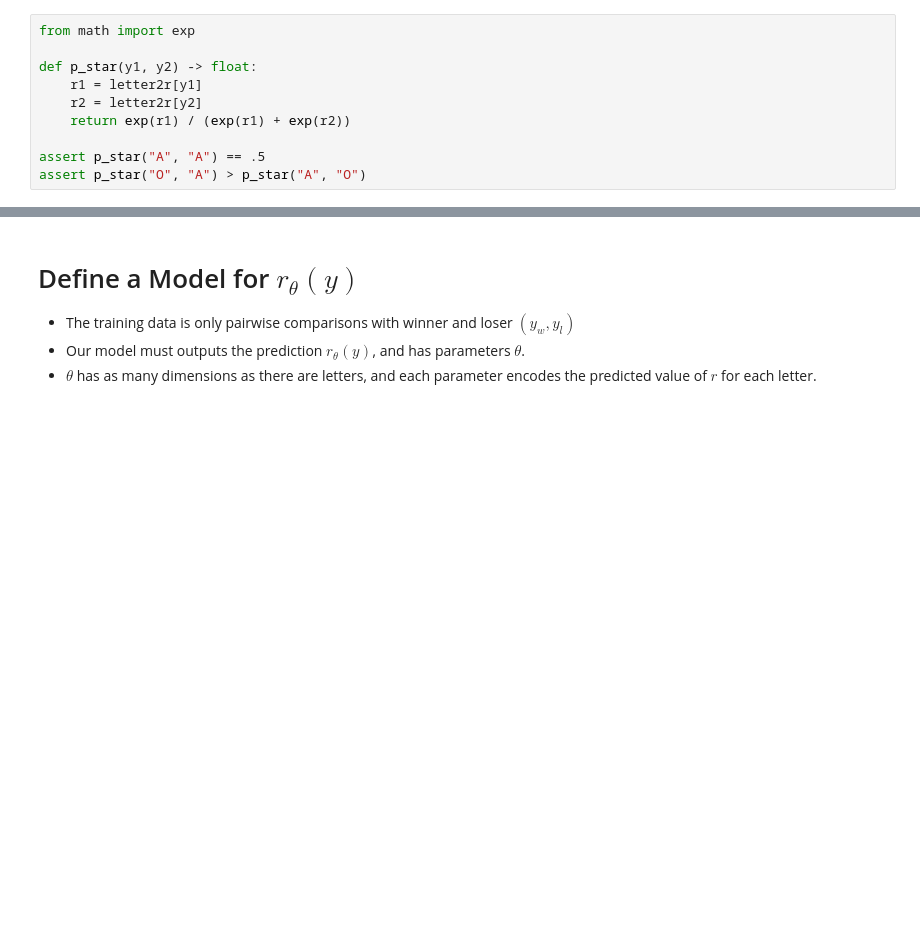
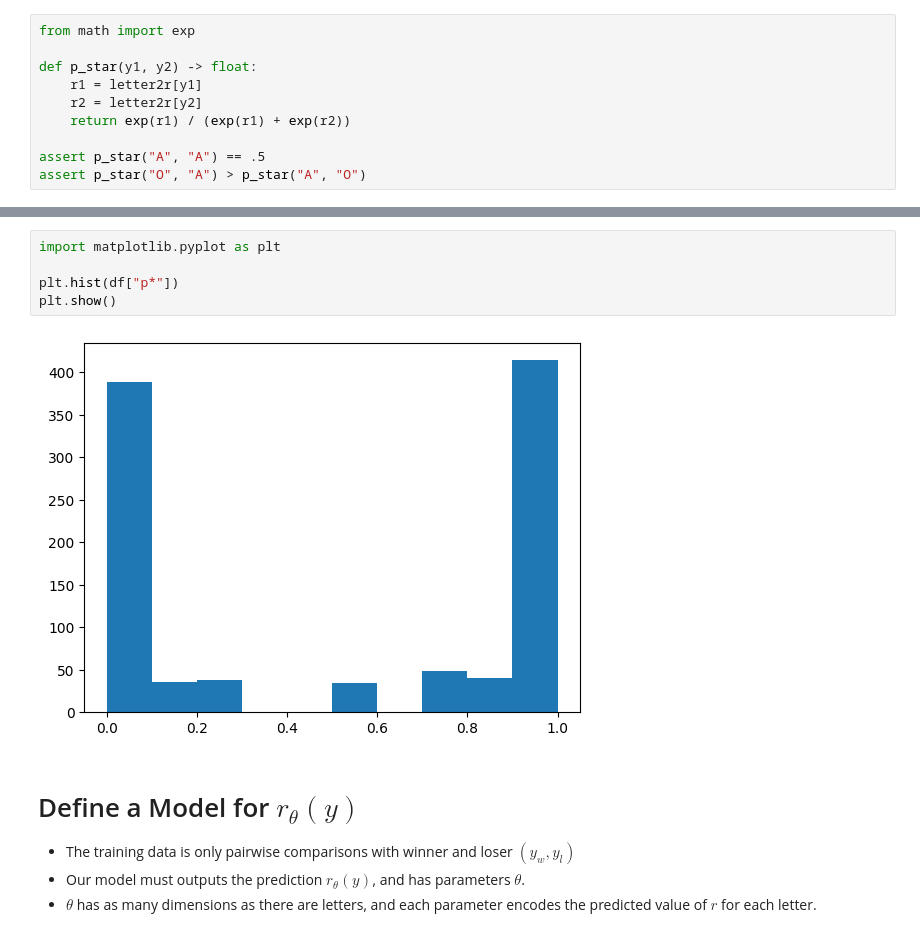
Before and after one commit to tomasruizt/Code-Along, a Jupyter notebook: papers/DPO - Direct Policy Optimization.ipynb, the cells around one changed output, grey strips where cells are left out. Cells and saved outputs as stored; diff of their text form; blank space fills up the shorter version.

```diff
--- a/papers/DPO - Direct Policy Optimization.ipynb
+++ b/papers/DPO - Direct Policy Optimization.ipynb
@@ -80,3 +82,10 @@ df.head()
+# %%
+import matplotlib.pyplot as plt
+
+plt.hist(df["p*"])
+plt.show()
+# %% [output]
+[figure, added]
 # %% [markdown]
 # Define a Model for $r_{\theta}(y)$
 * The training data is only pairwise comparisons with winner and loser $(y_w, y_l)$
```
Also changed, not shown: parts of 15 cells of this notebook.
